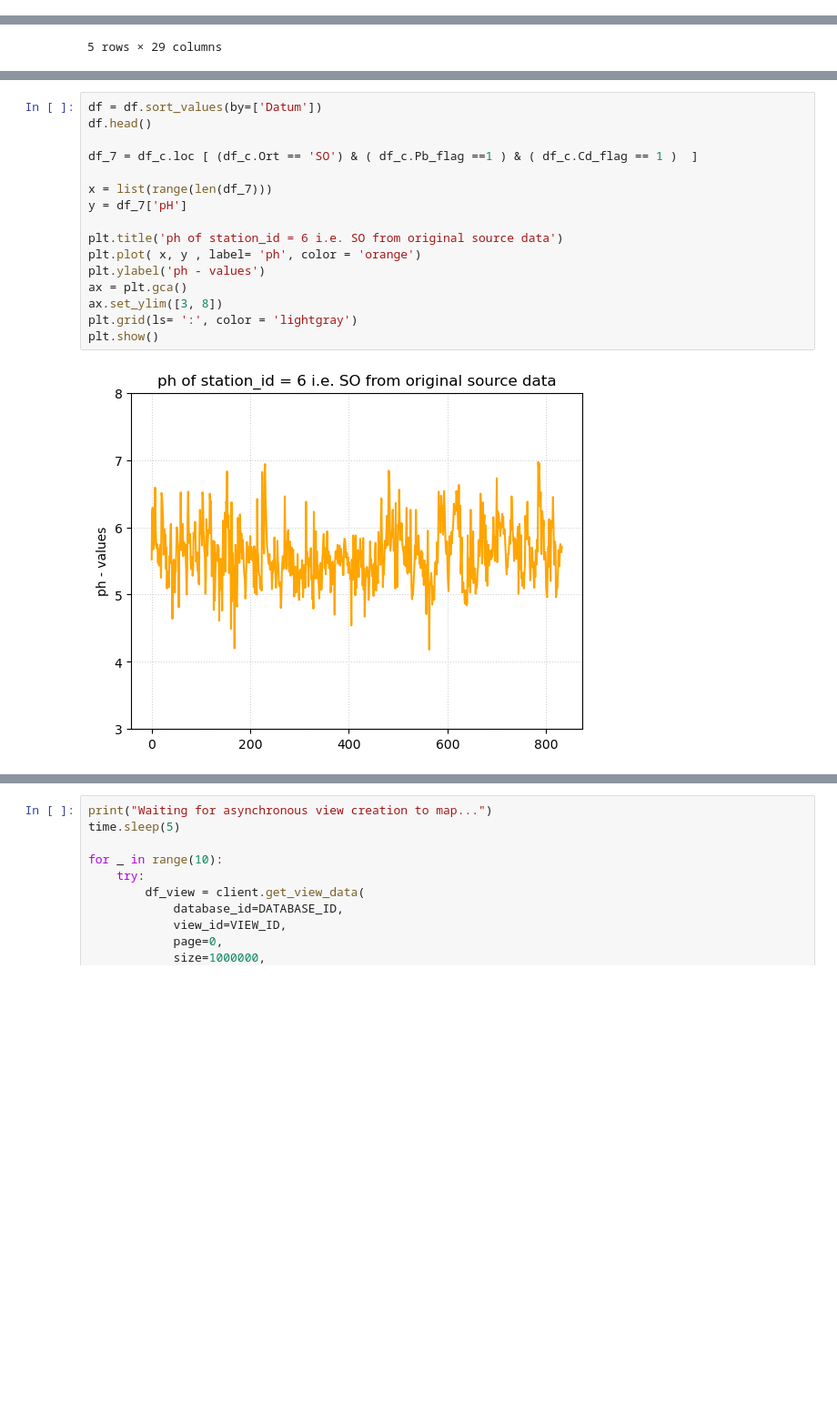
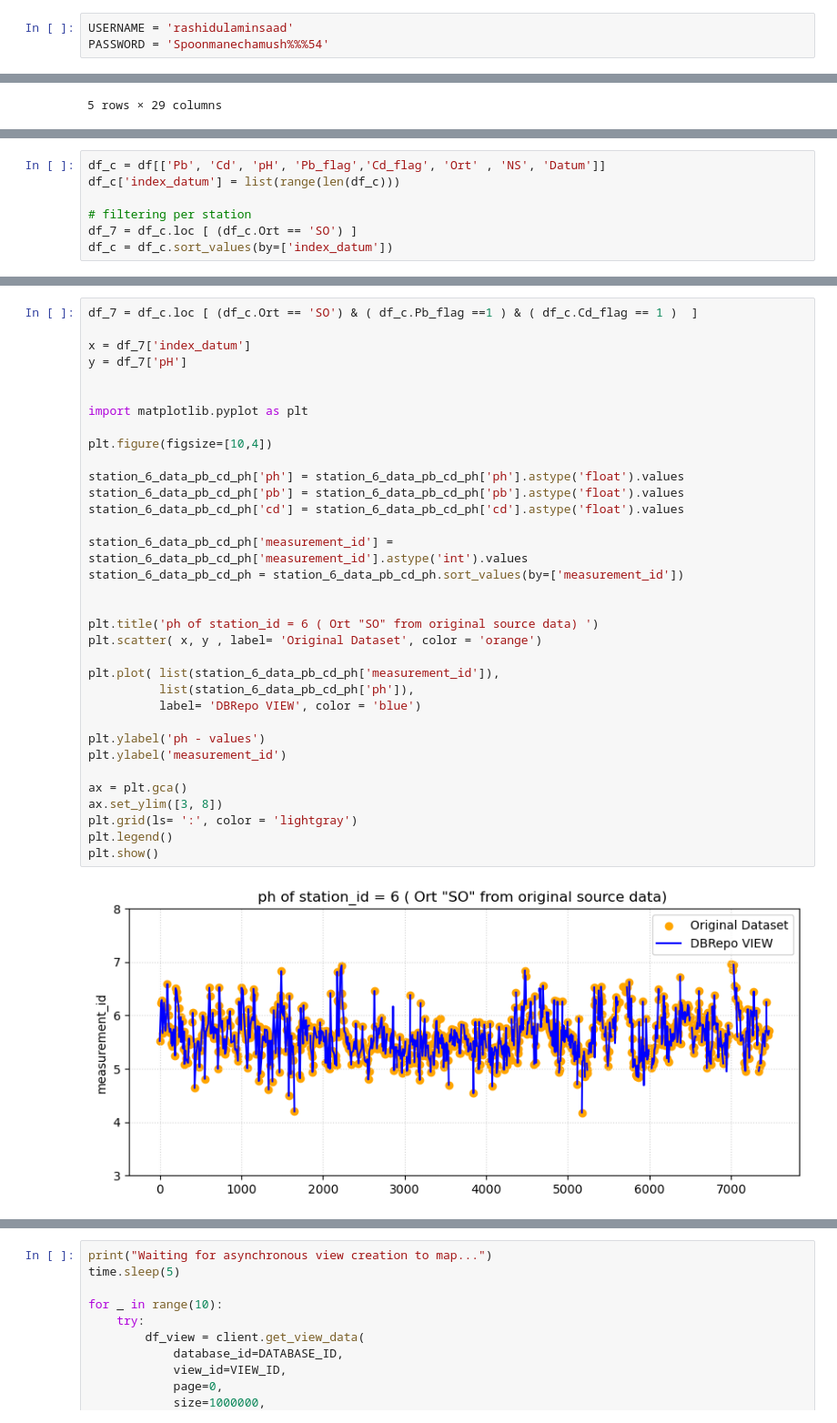
Before and after one commit to fambrogi/DataStewardshipSS2026, a Jupyter notebook: notebooks/T2_5-DBRepoLoadView.ipynb, the cells around one changed output, grey strips where cells are left out. Shown at 91% size. Drawn from its saved outputs; the diff is of its cells as text; blank space fills up the shorter version.

```diff
--- a/notebooks/T2_5-DBRepoLoadView.ipynb
+++ b/notebooks/T2_5-DBRepoLoadView.ipynb
@@ -59 +81,4 @@ import os, sys
+# %%
+USERNAME = 'rashidulaminsaad'
+PASSWORD = 'Spoonmanechamush%%%54'
 # %%
@@ -289 +278,8 @@ df_c = df_c.dropna()
+# %%
+df_c = df[['Pb', 'Cd', 'pH', 'Pb_flag','Cd_flag', 'Ort' , 'NS', 'Datum']]
+df_c['index_datum'] = list(range(len(df_c)))
+
+# filtering per station
+df_7 = df_c.loc [ (df_c.Ort == 'SO') ]
+df_c = df_c.sort_values(by=['index_datum'])
 # %%
@@ -309,18 +305,36 @@ max(df_7.Pb)
 # %%
-df = df.sort_values(by=['Datum'])
-df.head()
-
 df_7 = df_c.loc [ (df_c.Ort == 'SO') & ( df_c.Pb_flag ==1 ) & ( df_c.Cd_flag == 1 )  ]
 
-x = list(range(len(df_7)))
+x = df_7['index_datum']
 y = df_7['pH']
 
-plt.title('ph of station_id = 6 i.e. SO from original source data')
-plt.plot( x, y , label= 'ph', color = 'orange')
+
+import matplotlib.pyplot as plt
+
+plt.figure(figsize=[10,4])
+
+station_6_data_pb_cd_ph['ph'] = station_6_data_pb_cd_ph['ph'].astype('float').values
+station_6_data_pb_cd_ph['pb'] = station_6_data_pb_cd_ph['pb'].astype('float').values
+station_6_data_pb_cd_ph['cd'] = station_6_data_pb_cd_ph['cd'].astype('float').values
+
+station_6_data_pb_cd_ph['measurement_id'] = station_6_data_pb_cd_ph['measurement_id'].astype('int').values
+station_6_data_pb_cd_ph = station_6_data_pb_cd_ph.sort_values(by=['measurement_id'])
+
+
+plt.title('ph of station_id = 6 ( Ort "SO" from original source data) ')
+plt.scatter( x, y , label= 'Original Dataset', color = 'orange')
+
+plt.plot( list(station_6_data_pb_cd_ph['measurement_id']),
+          list(station_6_data_pb_cd_ph['ph']),
+          label= 'DBRepo VIEW', color = 'blue')
+
 plt.ylabel('ph - values')
+plt.ylabel('measurement_id')
+
 ax = plt.gca()
 ax.set_ylim([3, 8])
 plt.grid(ls= ':', color = 'lightgray')
+plt.legend()
 plt.show()
 # %% [output]
-[figure, old version]
+[figure, new version]
```
Also changed, not shown: parts of 41 cells of this notebook.
